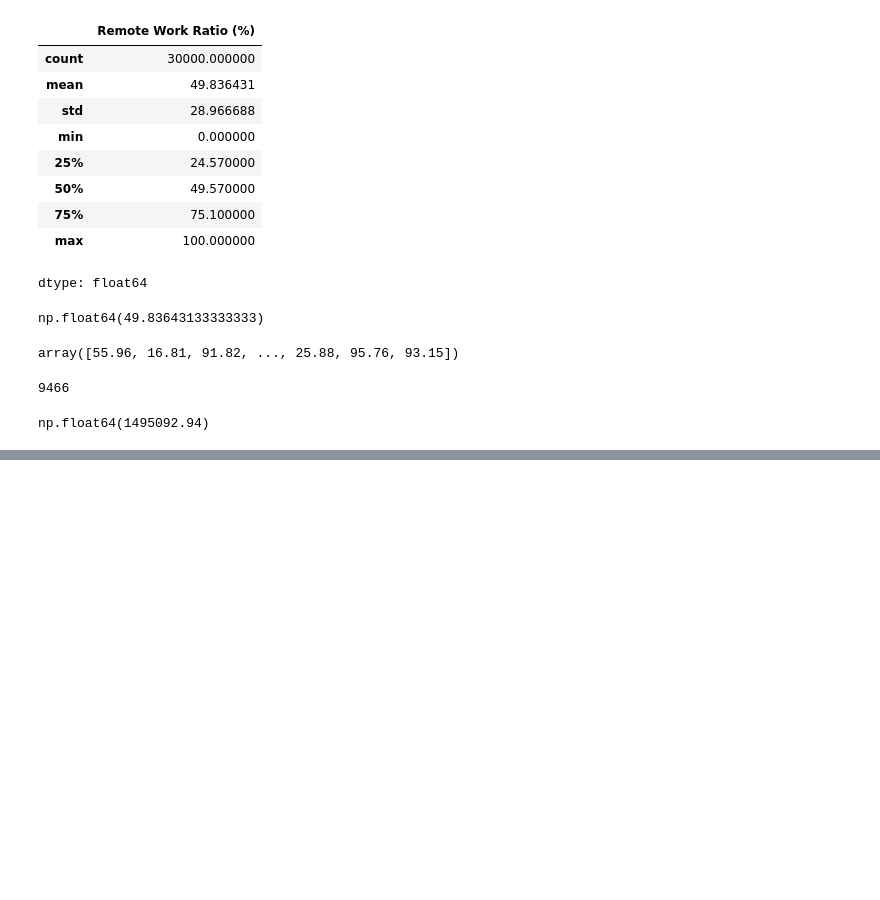
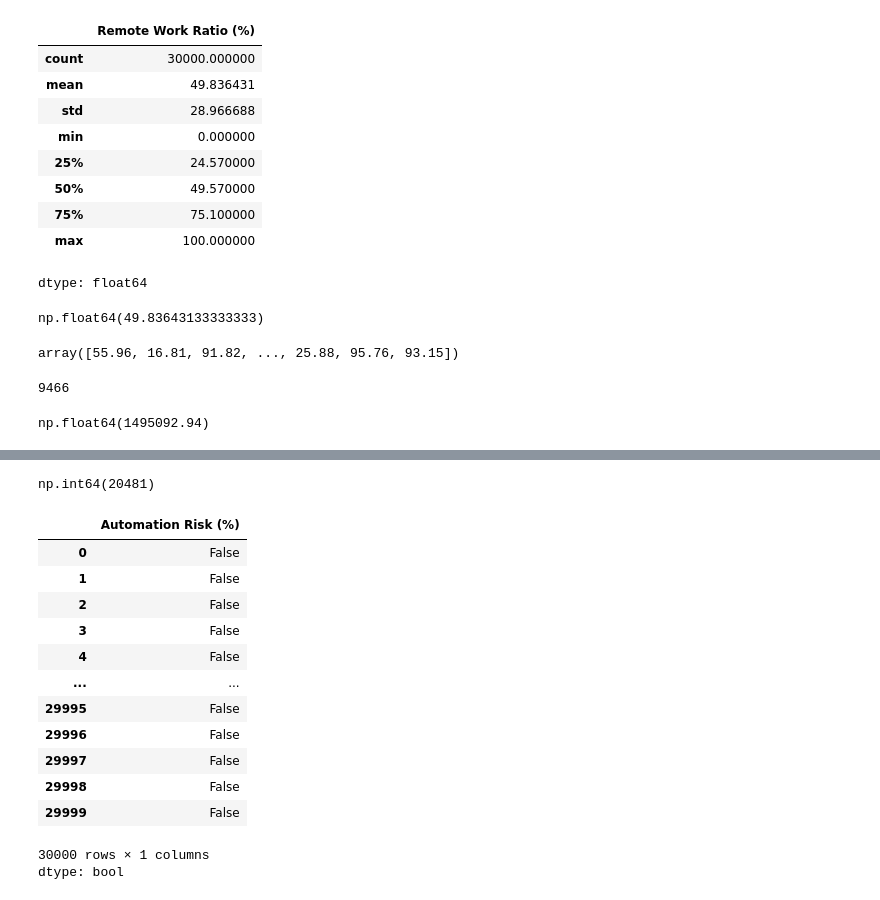
Before and after one commit to AJ0043/AI-Future-of-Jobs-Intelligence-Platform, a Jupyter notebook: AI_Adoption_&_Growth_Analysis.ipynb, the cells around one changed output, grey strips where cells are left out. Cells and saved outputs as stored; diff of their text form; code cells hidden in the pictures; blank space fills up the shorter version.

```diff
--- a/AI_Adoption_&_Growth_Analysis.ipynb
+++ b/AI_Adoption_&_Growth_Analysis.ipynb
@@ -683,0 +699,21 @@ ai_data[numerical][]
+# %%
+ai_data[numerical]['Automation Risk (%)'].duplicated().sum()
+# %% [output]
+np.int64(20481)
+# %%
+ai_data[numerical]['Automation Risk (%)'].isnull()
+# %% [output]
+|  | Automation Risk (%) |
+| 0 | False |
+| 1 | False |
+| 2 | False |
+| 3 | False |
+| 4 | False |
+| ... | ... |
+| 29995 | False |
+| 29996 | False |
+| 29997 | False |
+| 29998 | False |
+| 29999 | False |
+30000 rows × 1 columns
+dtype: bool
```
Also changed, not shown: parts of 6 cells of this notebook.
